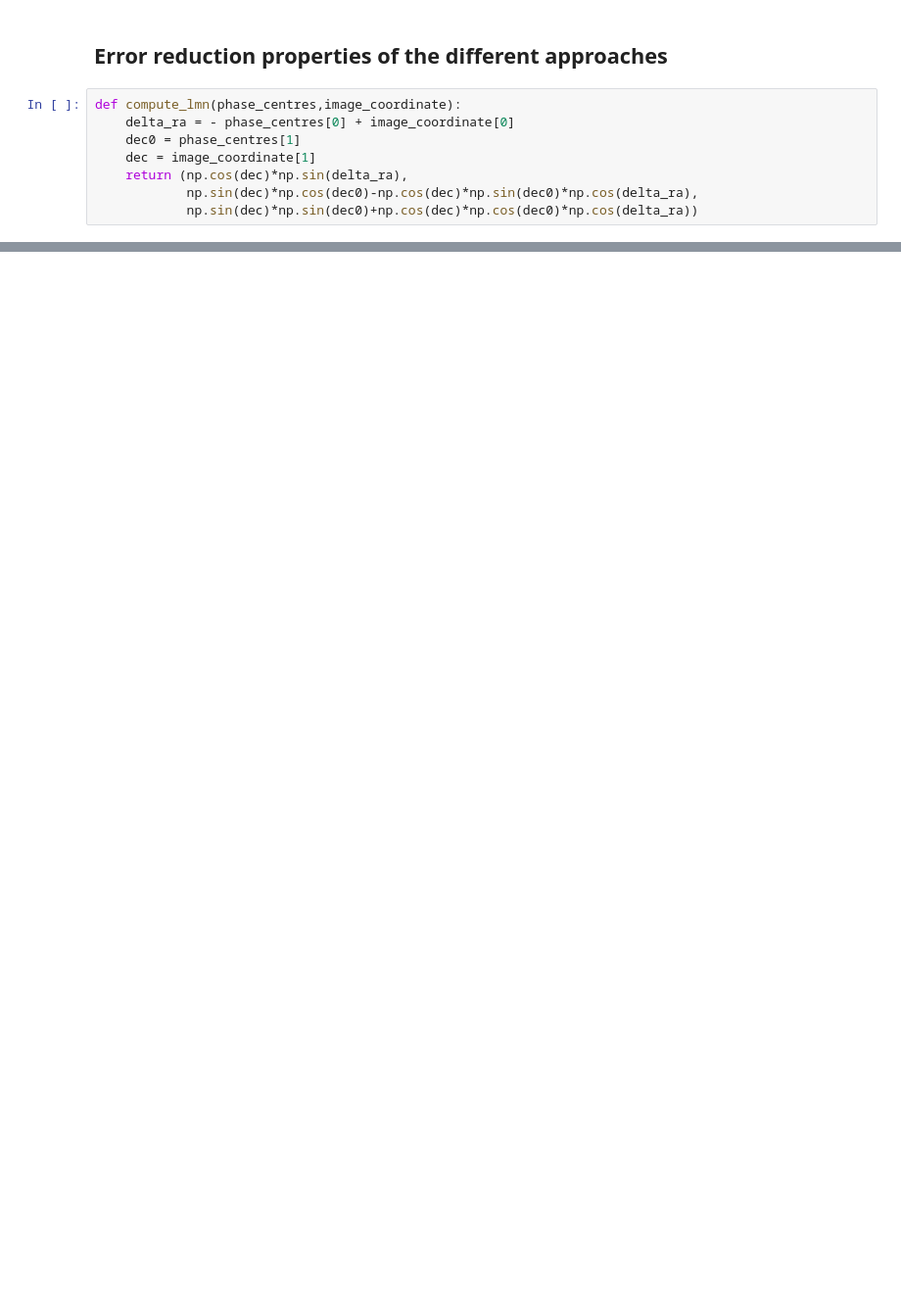
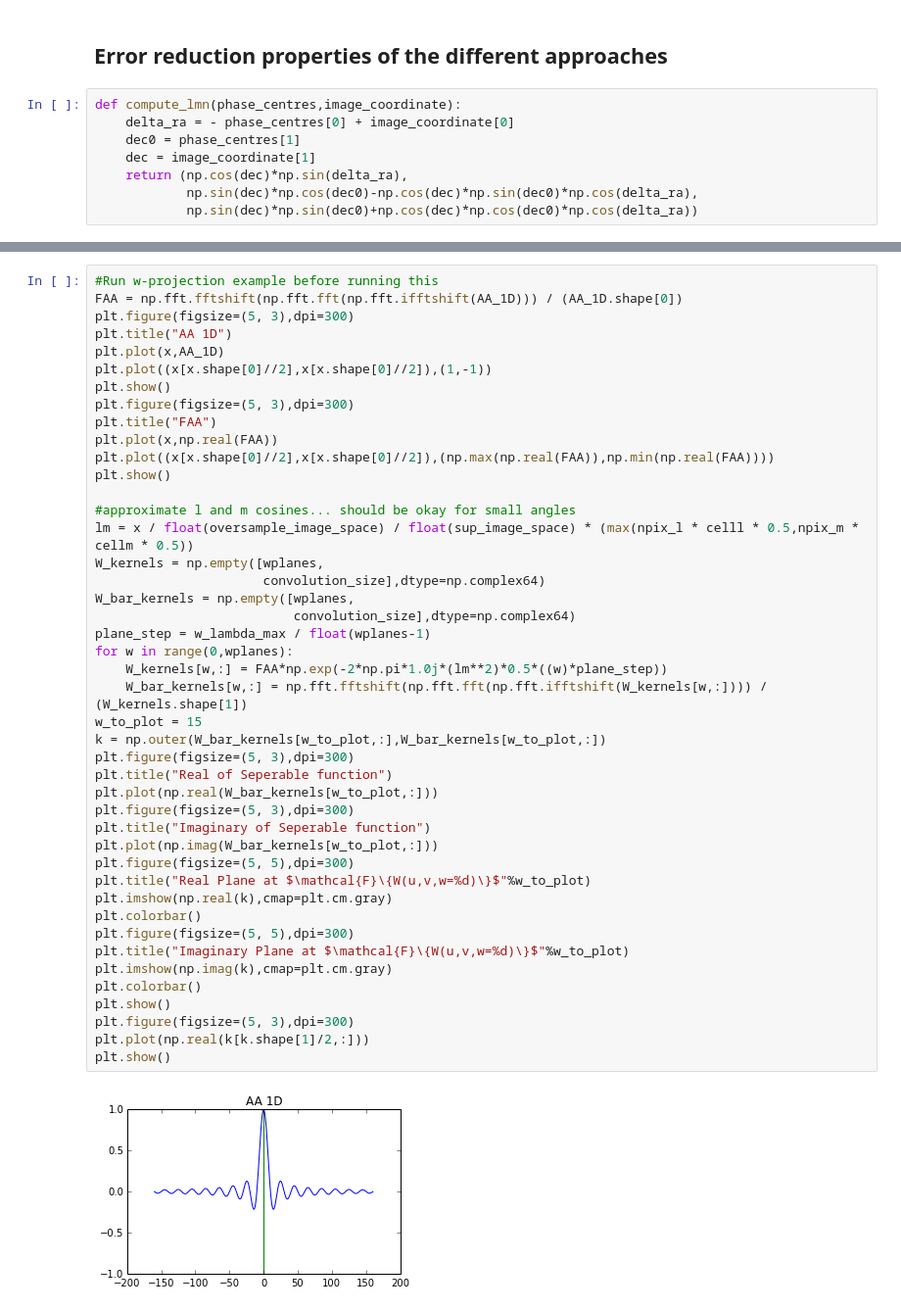
Before and after one commit to ratt-ru/bullseye, a Jupyter notebook: writing_and_wiki/notebooks/Convolution Kernels.ipynb, the cells around one changed output, grey strips where cells are left out. Shown at 98% size. Saved outputs shown, nothing was run; the diff lists cells and outputs as text; blank space fills up the shorter version.

Commit message:
First draft of seperable kernel generation on wiki notebook

```diff
--- a/writing_and_wiki/notebooks/Convolution Kernels.ipynb
+++ b/writing_and_wiki/notebooks/Convolution Kernels.ipynb
@@ -310 +310,47 @@ plt.show()
 [figure]
+# %%
+#Run w-projection example before running this
+FAA = np.fft.fftshift(np.fft.fft(np.fft.ifftshift(AA_1D))) / (AA_1D.shape[0])
+plt.figure(figsize=(5, 3),dpi=300)
+plt.title("AA 1D")
+plt.plot(x,AA_1D)
+plt.plot((x[x.shape[0]//2],x[x.shape[0]//2]),(1,-1))
+plt.show()
+plt.figure(figsize=(5, 3),dpi=300)
+plt.title("FAA")
+plt.plot(x,np.real(FAA))
+plt.plot((x[x.shape[0]//2],x[x.shape[0]//2]),(np.max(np.real(FAA)),np.min(np.real(FAA))))
+plt.show()
+
+#approximate l and m cosines... should be okay for small angles
+lm = x / float(oversample_image_space) / float(sup_image_space) * (max(npix_l * celll * 0.5,npix_m * cellm * 0.5))
+W_kernels = np.empty([wplanes,
+                      convolution_size],dtype=np.complex64)
+W_bar_kernels = np.empty([wplanes,
+                          convolution_size],dtype=np.complex64)
+plane_step = w_lambda_max / float(wplanes-1)
+for w in range(0,wplanes):
+    W_kernels[w,:] = FAA*np.exp(-2*np.pi*1.0j*(lm**2)*0.5*((w)*plane_step))
+    W_bar_kernels[w,:] = np.fft.fftshift(np.fft.fft(np.fft.ifftshift(W_kernels[w,:]))) / (W_kernels.shape[1])
+w_to_plot = 15
+k = np.outer(W_bar_kernels[w_to_plot,:],W_bar_kernels[w_to_plot,:])
+plt.figure(figsize=(5, 3),dpi=300)
+plt.title("Real of Seperable function")
+plt.plot(np.real(W_bar_kernels[w_to_plot,:]))
+plt.figure(figsize=(5, 3),dpi=300)
+plt.title("Imaginary of Seperable function")
+plt.plot(np.imag(W_bar_kernels[w_to_plot,:]))
+plt.figure(figsize=(5, 5),dpi=300)
+plt.title("Real Plane at $\mathcal{F}\{W(u,v,w=%d)\}$"%w_to_plot)
+plt.imshow(np.real(k),cmap=plt.cm.gray)
+plt.colorbar()
+plt.figure(figsize=(5, 5),dpi=300)
+plt.title("Imaginary Plane at $\mathcal{F}\{W(u,v,w=%d)\}$"%w_to_plot)
+plt.imshow(np.imag(k),cmap=plt.cm.gray)
+plt.colorbar()
+plt.show()
+plt.figure(figsize=(5, 3),dpi=300)
+plt.plot(np.real(k[k.shape[1]/2,:]))
+plt.show()
+# %% [output]
+[figure, added]
```
Also changed, not shown: parts of 8 cells of this notebook.
